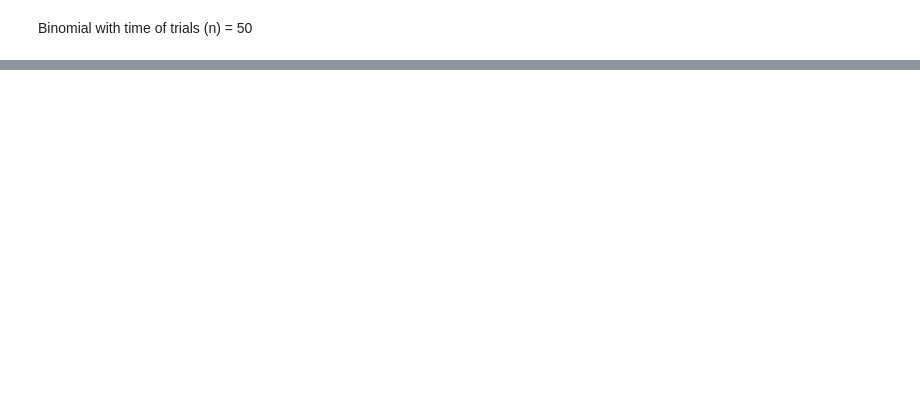
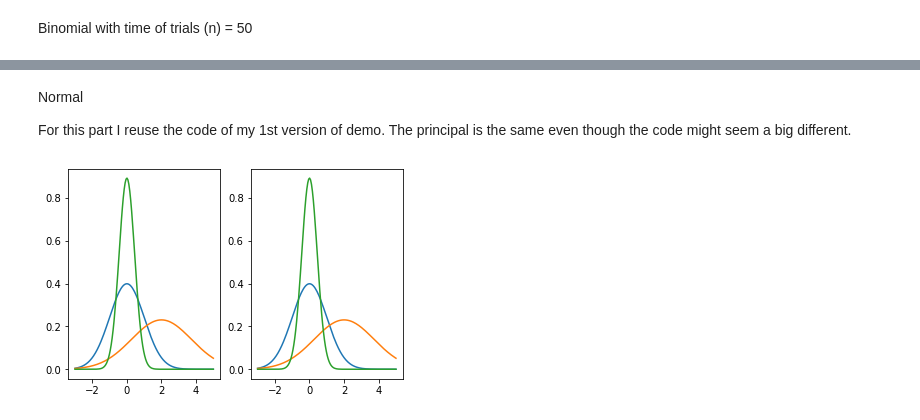
Before and after one commit to ZGChung/ICMLL_MLAPP, a Jupyter notebook: ExpFam_general.ipynb, the cells around one changed output, grey strips where cells are left out. Cells and saved outputs as stored; diff of their text form; code cells hidden in the pictures; blank space fills up the shorter version.

```diff
--- a/ExpFam_general.ipynb
+++ b/ExpFam_general.ipynb
@@ -86,0 +153,49 @@ pdf[2] = 2
+# %% [markdown]
+Normal
+
+For this part I reuse the code of my 1st version of demo. The principal is the same even though the code might seem a big different.
+# %%
+import numpy as np
+import matplotlib.pyplot as plt
+
+def univariate_normal(x, mean, variance):
+    """pdf of the univariate normal distribution."""
+    return ((1. / np.sqrt(2 * np.pi * variance)) *
+            np.exp(-(x - mean)**2 / (2 * variance)))
+
+# Plot different Univariate Normals
+x = np.linspace(-3, 5, num=150)
+fig, axs = plt.subplots(1, 2)
+# FFE
+sigma = 1
+mu = 0
+Z = np.sqrt(2*np.pi)*np.exp((mu**2)/(2*sigma**2))
+N = (1/Z) * np.exp( mu/(sigma**2)*x+ (-1/(2*sigma**2))*x**2)
+axs[0].plot(x,N)
+
+sigma = np.sqrt(3)
+mu = 2
+Z = np.sqrt(2*np.pi)*sigma*np.exp((mu**2)/(2*sigma**2))
+N = (1/Z) * np.exp( mu/(sigma**2)*x+ (-1/(2*sigma**2))*x**2)
+axs[0].plot(x,N)
+
+sigma = np.sqrt(0.2)
+mu = 0
+Z = np.sqrt(2*np.pi)*sigma*np.exp((mu**2)/(2*sigma**2))
+N = (1/Z) * np.exp( mu/(sigma**2)*x+ (-1/(2*sigma**2))*x**2)
+axs[0].plot(x,N)
+# original form
+axs[1].plot(
+    x, univariate_normal(x, mean=0, variance=1),
+    label="$N(0, 1)$",)
+axs[1].plot(
+    x, univariate_normal(x, mean=2, variance=3),
+    label="$n(2, 3)$")
+axs[1].plot(
+    x, univariate_normal(x, mean=0, variance=0.2),
+    label="$n(0, 0.2)$")
+fig.subplots_adjust(bottom=0.15)
+
+plt.show()
+# %% [output]
+[figure, added]
```
Also changed, not shown: parts of 8 cells of this notebook, 1 other file.
